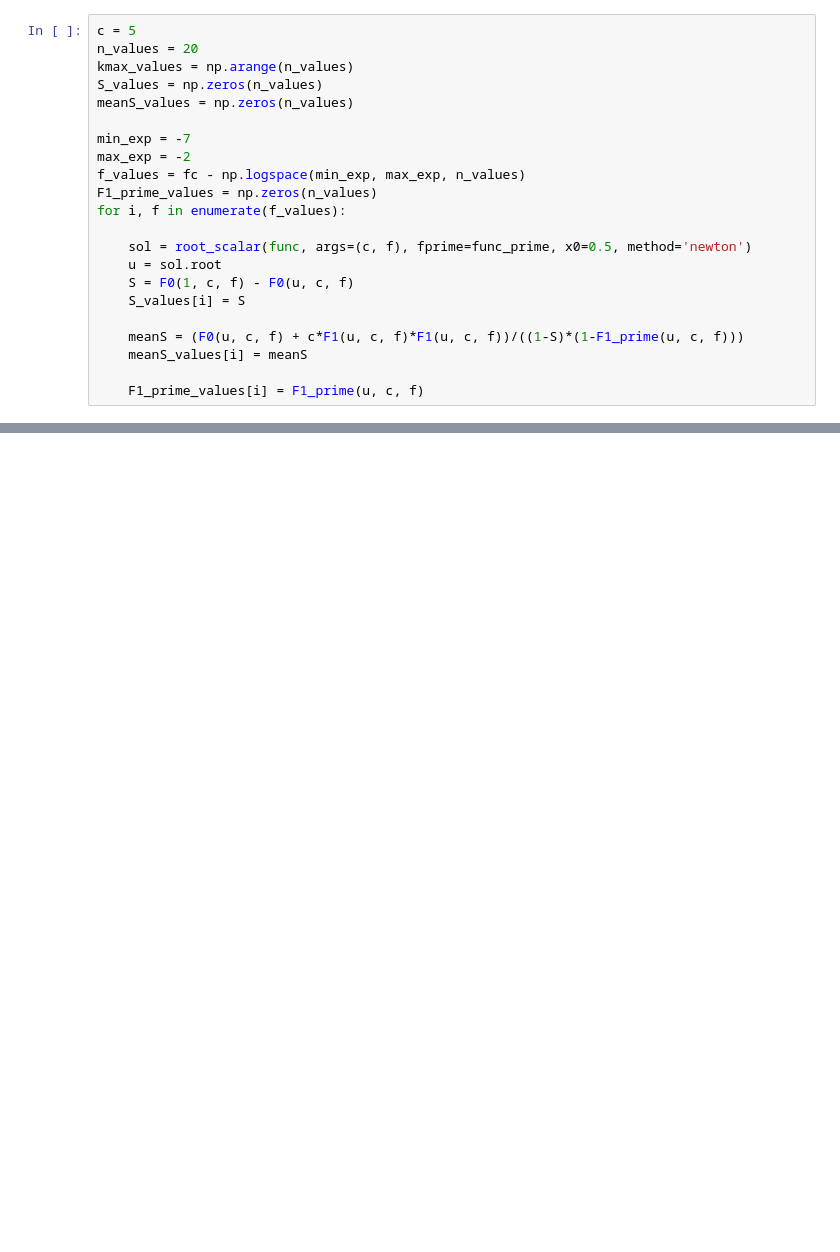
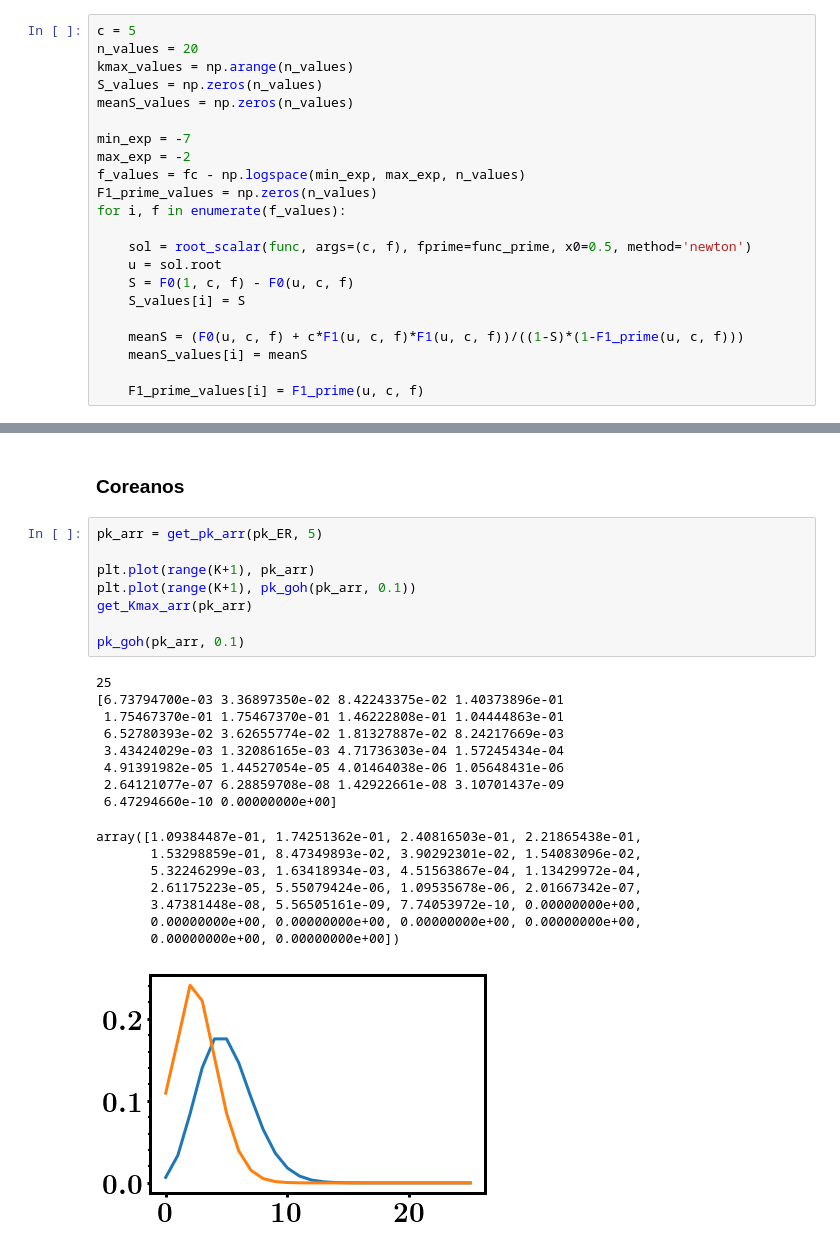
Before and after one commit to nahuelalmeira/dismantlingScaling, a Jupyter notebook: python/generatingFunction.ipynb, the cells around one changed output, grey strips where cells are left out. Drawn from its saved outputs; the diff is of its cells as text; blank space fills up the shorter version.

```diff
--- a/python/generatingFunction.ipynb
+++ b/python/generatingFunction.ipynb
@@ -1036,3 +1036,30 @@ plt.tight_layout()
 plt.show()
 # %% [output]
 [figure]
+# %% [markdown]
+### Coreanos
+# %%
+pk_arr = get_pk_arr(pk_ER, 5)
+
+plt.plot(range(K+1), pk_arr)
+plt.plot(range(K+1), pk_goh(pk_arr, 0.1))
+get_Kmax_arr(pk_arr)
+
+pk_goh(pk_arr, 0.1)
+# %% [output]
+25
+[6.73794700e-03 3.36897350e-02 8.42243375e-02 1.40373896e-01
+ 1.75467370e-01 1.75467370e-01 1.46222808e-01 1.04444863e-01
+ 6.52780393e-02 3.62655774e-02 1.81327887e-02 8.24217669e-03
+ 3.43424029e-03 1.32086165e-03 4.71736303e-04 1.57245434e-04
+ 4.91391982e-05 1.44527054e-05 4.01464038e-06 1.05648431e-06
+ 2.64121077e-07 6.28859708e-08 1.42922661e-08 3.10701437e-09
+ 6.47294660e-10 0.00000000e+00]
+array([1.09384487e-01, 1.74251362e-01, 2.40816503e-01, 2.21865438e-01,
+       1.53298859e-01, 8.47349893e-02, 3.90292301e-02, 1.54083096e-02,
+       5.32246299e-03, 1.63418934e-03, 4.51563867e-04, 1.13429972e-04,
+       2.61175223e-05, 5.55079424e-06, 1.09535678e-06, 2.01667342e-07,
+       3.47381448e-08, 5.56505161e-09, 7.74053972e-10, 0.00000000e+00,
+       0.00000000e+00, 0.00000000e+00, 0.00000000e+00, 0.00000000e+00,
+       0.00000000e+00, 0.00000000e+00])
+[figure, added]
```
Also changed, not shown: parts of 10 cells of this notebook.
